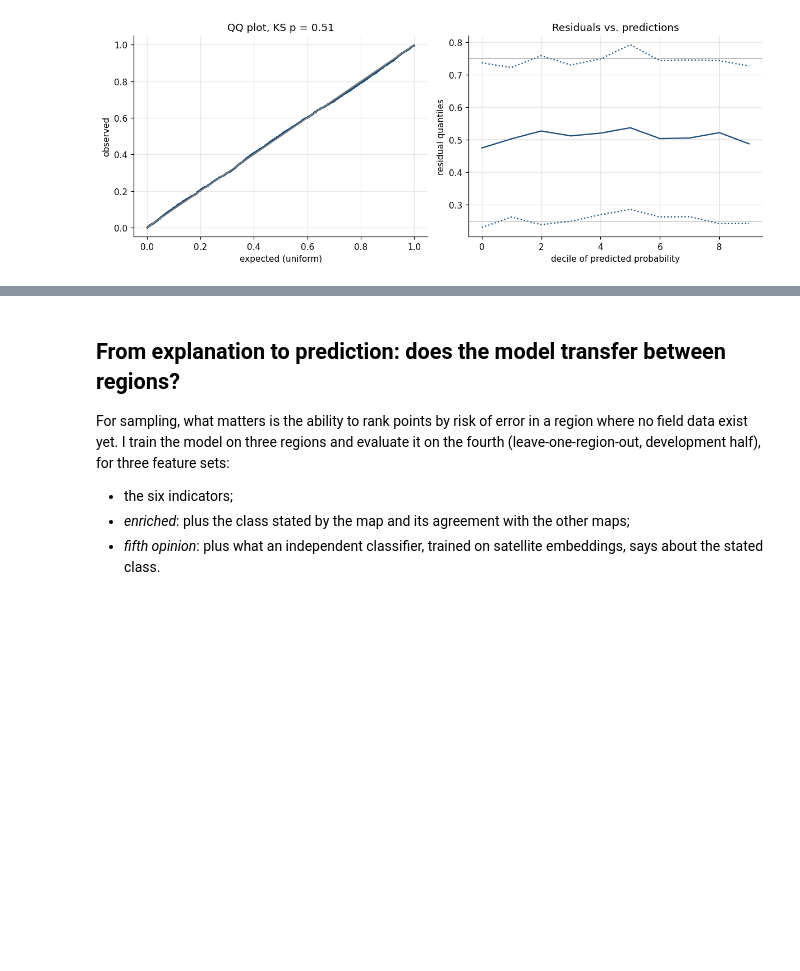
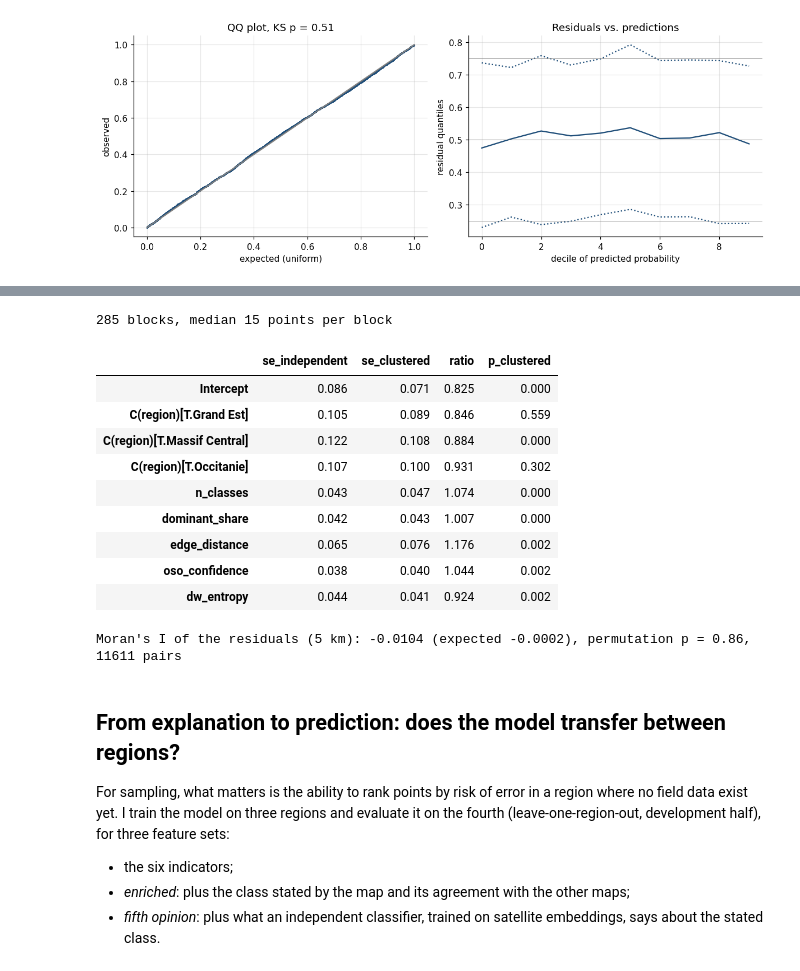
Before and after one commit to ANTONIN2410/active-learning-map-validation, a Jupyter notebook: notebooks/02_logistic_regression.ipynb, the cells around one changed output, grey strips where cells are left out. Saved outputs shown, nothing was run; the diff lists cells and outputs as text; code cells hidden in the pictures; blank space fills up the shorter version.

```diff
--- a/notebooks/02_logistic_regression.ipynb
+++ b/notebooks/02_logistic_regression.ipynb
@@ -118,3 +125,25 @@ fig.tight_layout()
+# %%
+clustered = glm.fit_logit(selected.model.formula, dev, groups=dev["block_id"])
+print(f"{dev['block_id'].nunique()} blocks, median {dev.groupby('block_id').size().median():.0f} points per block")
+display(pd.DataFrame({"se_independent": selected.bse, "se_clustered": clustered.bse,
+                      "ratio": clustered.bse / selected.bse, "p_clustered": clustered.pvalues}).round(4))
+
+moran = glm.morans_i(selected.resid_response, dev[["x_l93", "y_l93"]].to_numpy(), distance=5000)
+print(f"Moran's I of the residuals (5 km): {moran['I']:.4f} (expected {moran['expected']:.4f}), "
+      f"permutation p = {moran['p_value']:.2f}, {moran['n_pairs']} pairs")
+# %% [output]
+285 blocks, median 15 points per block
+|  | se_independent | se_clustered | ratio | p_clustered |
+| Intercept | 0.086 | 0.071 | 0.825 | 0.000 |
+| C(region)[T.Grand Est] | 0.105 | 0.089 | 0.846 | 0.559 |
+| C(region)[T.Massif Central] | 0.122 | 0.108 | 0.884 | 0.000 |
+| C(region)[T.Occitanie] | 0.107 | 0.100 | 0.931 | 0.302 |
+| n_classes | 0.043 | 0.047 | 1.074 | 0.000 |
+| dominant_share | 0.042 | 0.043 | 1.007 | 0.000 |
+| edge_distance | 0.065 | 0.076 | 1.176 | 0.002 |
+| oso_confidence | 0.038 | 0.040 | 1.044 | 0.002 |
+| dw_entropy | 0.044 | 0.041 | 0.924 | 0.002 |
+Moran's I of the residuals (5 km): -0.0104 (expected -0.0002), permutation p = 0.86, 11611 pairs
 # %% [markdown]
 ## From explanation to prediction: does the model transfer between regions?
 
```
Also changed, not shown: parts of 3 cells of this notebook, 5 other files.
